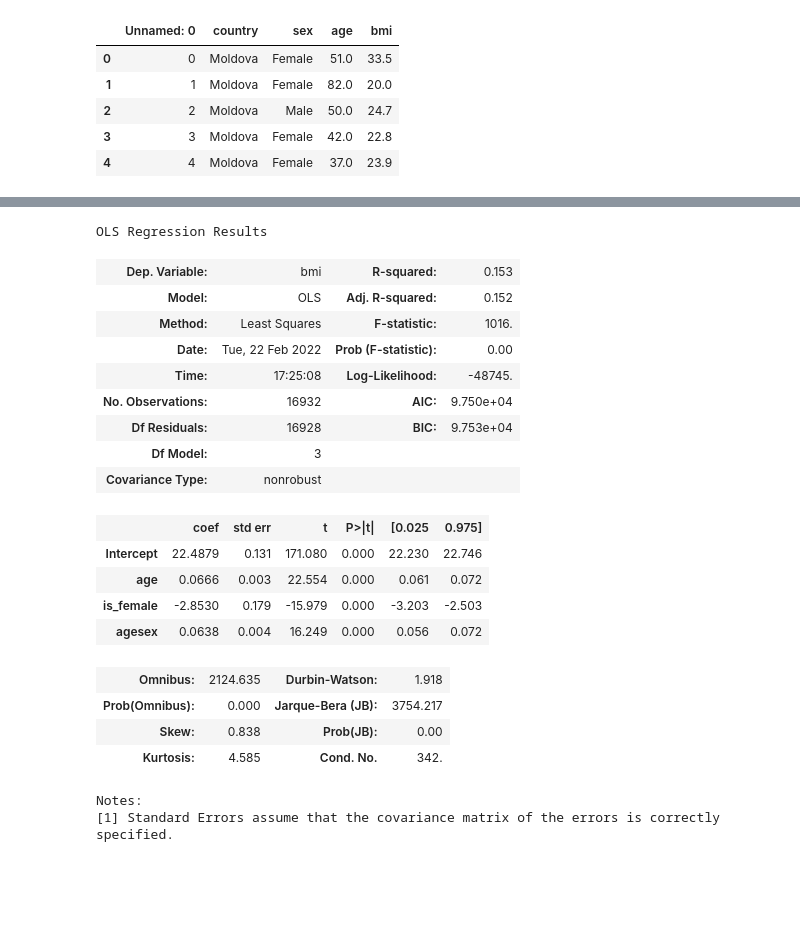
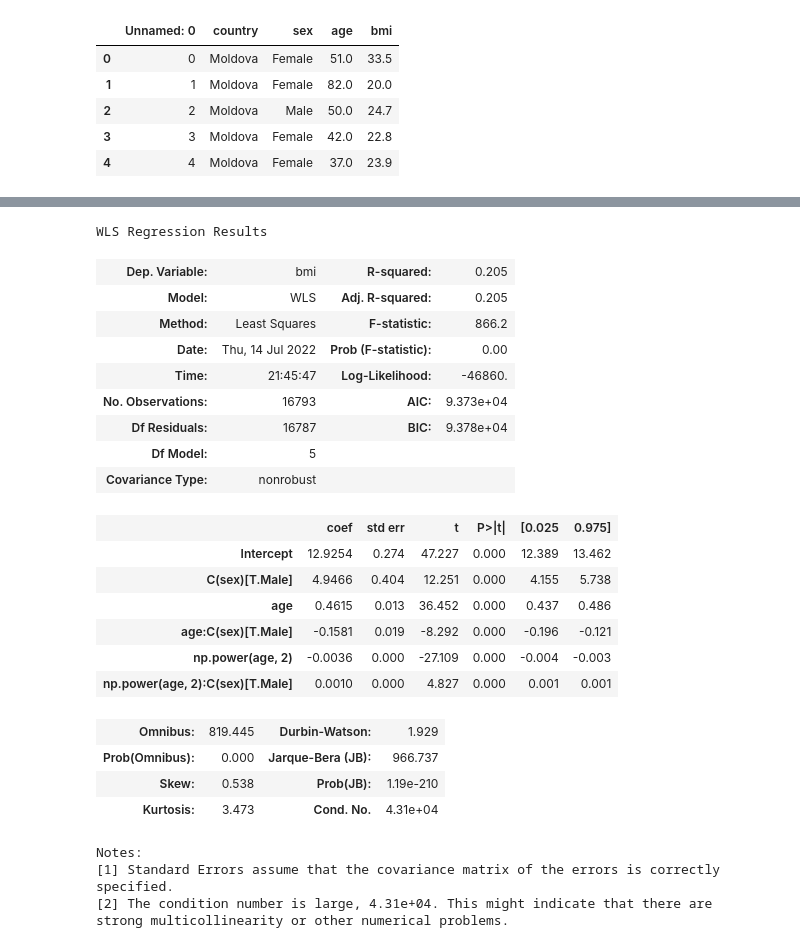
Before and after one commit to ldtcooper/ussr-obesity-corruption, a Jupyter notebook: notebook.ipynb, the cells around one changed output, grey strips where cells are left out. Saved outputs shown, nothing was run; the diff lists cells and outputs as text; code cells hidden in the pictures; blank space fills up the shorter version.

```diff
--- a/notebook.ipynb
+++ b/notebook.ipynb
@@ -955,5 +953,11 @@ simple_scatter(hitt['age'], hitt['bmi'], 'Age', 'BMI')
 # %%
 # removal of outliers: BMI > 50
-hitt = hitt[hitt['bmi'] < 50]
-simple_scatter(hitt['age'], hitt['bmi'], 'Age', 'BMI', regression_line=False)
+hitt = hitt[hitt['bmi'] < 40]
+
+hitt['age_dm'] = hitt.age - hitt.age.mean()
+
+hitt_men = hitt[hitt['sex'] == 'Male']
+hitt_women = hitt[hitt['sex'] == 'Female']
+
+hitt_men.shape[0] + hitt_women.shape[0] == hitt.shape[0]
 # %% [output]
@@ -968,6 +964,0 @@ Text(0.5, 0, 'Age')
-# %%
-# transforms sex into numerical binary variable
-hitt['is_female'] = (hitt['sex'] == 'Female').astype(int)
-hitt['agesex'] = hitt['is_female'] * hitt['age']
-for el in ['bmi','age', 'is_female']:
-    print(hitt[el].size)
@@ -978,7 +1043,5 @@ for el in ['bmi','age', 'is_female']:
 # %%
-# first regression: BMI on age and sex
-age_sex_X = [hitt['age'], hitt['is_female']]
-age_sex_X = sm.add_constant(age_sex_X)
-age_sex_regress = sm.OLS.from_formula(formula='bmi ~ age + is_female', data=hitt).fit()
-age_sex_regress.summary()
+# second regression: BMI on age, sex, and interaction
+age_sex_regress2_t = sm.WLS.from_formula(formula='bmi ~ age + age * C(sex)', data=hitt).fit()
+age_sex_regress2_t.summary()
 # %% [output]
@@ -1003,29 +1067,35 @@ OLS Regression Results
 Notes:
 [1] Standard Errors assume that the covariance matrix of the errors is correctly specified.
 # %%
-# second regression: BMI on age, sex, and interaction
-age_sex_regress2 = sm.OLS.from_formula(
-    formula='bmi ~ age + is_female + agesex', data=hitt).fit()
-age_sex_regress2.summary()
+# third regression: bmi = age + sex + sex*age + age^2 + sex*age^2
+age_sex_regress3_t = sm.WLS.from_formula(
+    formula='bmi ~ (age * C(sex)) + (np.power(age, 2) * C(sex))', data=hitt
+).fit()
+
+age_sex_regress3_t.summary()
 # %% [output]
-OLS Regression Results
+WLS Regression Results
-| Dep. Variable: | bmi | R-squared: | 0.153 |
-| Model: | OLS | Adj. R-squared: | 0.152 |
-| Method: | Least Squares | F-statistic: | 1016. |
-| Date: | Tue, 22 Feb 2022 | Prob (F-statistic): | 0.00 |
-| Time: | 17:25:08 | Log-Likelihood: | -48745. |
-| No. Observations: | 16932 | AIC: | 9.750e+04 |
-| Df Residuals: | 16928 | BIC: | 9.753e+04 |
-| Df Model: | 3 |  |  |
+| Dep. Variable: | bmi | R-squared: | 0.205 |
+| Model: | WLS | Adj. R-squared: | 0.205 |
+| Method: | Least Squares | F-statistic: | 866.2 |
+| Date: | Thu, 14 Jul 2022 | Prob (F-statistic): | 0.00 |
+| Time: | 21:45:47 | Log-Likelihood: | -46860. |
+| No. Observations: | 16793 | AIC: | 9.373e+04 |
+| Df Residuals: | 16787 | BIC: | 9.378e+04 |
+| Df Model: | 5 |  |  |
 | Covariance Type: | nonrobust |  |  |
 |  | coef | std err | t | P>|t| | [0.025 | 0.975] |
-| Intercept | 22.4879 | 0.131 | 171.080 | 0.000 | 22.230 | 22.746 |
-| age | 0.0666 | 0.003 | 22.554 | 0.000 | 0.061 | 0.072 |
-| is_female | -2.8530 | 0.179 | -15.979 | 0.000 | -3.203 | -2.503 |
-| agesex | 0.0638 | 0.004 | 16.249 | 0.000 | 0.056 | 0.072 |
+| Intercept | 12.9254 | 0.274 | 47.227 | 0.000 | 12.389 | 13.462 |
+| C(sex)[T.Male] | 4.9466 | 0.404 | 12.251 | 0.000 | 4.155 | 5.738 |
+| age | 0.4615 | 0.013 | 36.452 | 0.000 | 0.437 | 0.486 |
+| age:C(sex)[T.Male] | -0.1581 | 0.019 | -8.292 | 0.000 | -0.196 | -0.121 |
+| np.power(age, 2) | -0.0036 | 0.000 | -27.109 | 0.000 | -0.004 | -0.003 |
+| np.power(age, 2):C(sex)[T.Male] | 0.0010 | 0.000 | 4.827 | 0.000 | 0.001 | 0.001 |
-| Omnibus: | 2124.635 | Durbin-Watson: | 1.918 |
-| Prob(Omnibus): | 0.000 | Jarque-Bera (JB): | 3754.217 |
-| Skew: | 0.838 | Prob(JB): | 0.00 |
-| Kurtosis: | 4.585 | Cond. No. | 342. |
+| Omnibus: | 819.445 | Durbin-Watson: | 1.929 |
+| Prob(Omnibus): | 0.000 | Jarque-Bera (JB): | 966.737 |
+| Skew: | 0.538 | Prob(JB): | 1.19e-210 |
+| Kurtosis: | 3.473 | Cond. No. | 4.31e+04 |
 Notes:
 [1] Standard Errors assume that the covariance matrix of the errors is correctly specified.
+[2] The condition number is large, 4.31e+04. This might indicate that there are
+strong multicollinearity or other numerical problems.
```
Also changed, not shown: parts of 60 cells of this notebook, 1 other file.
